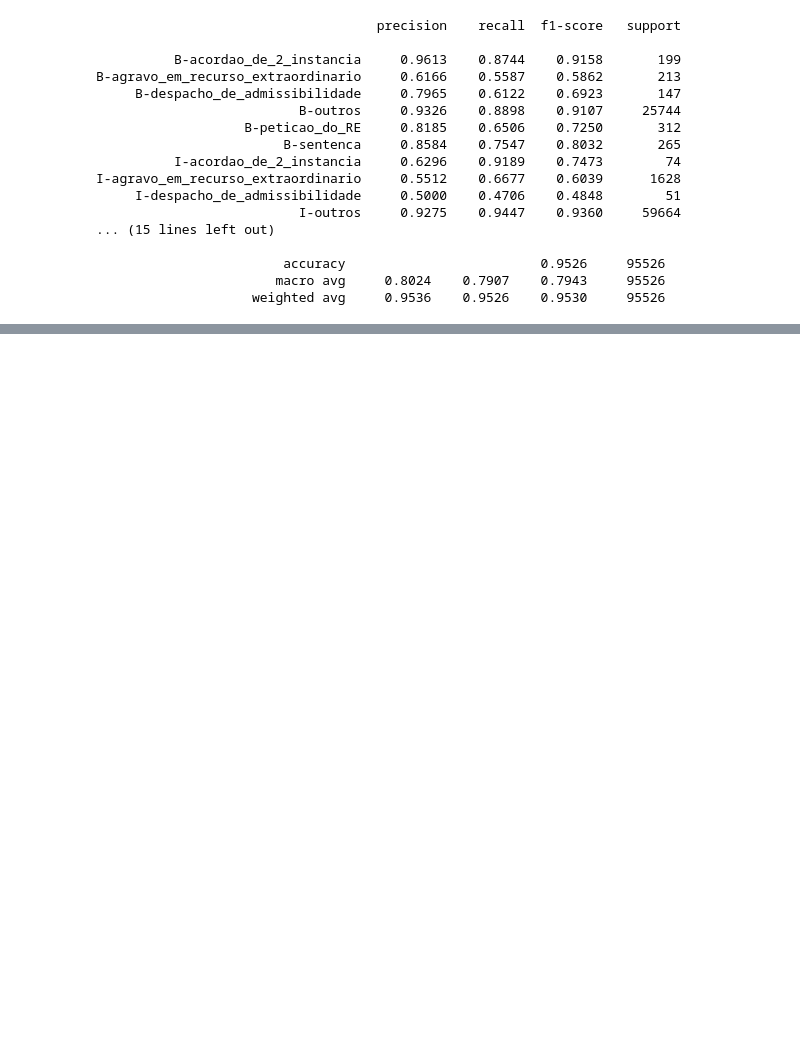
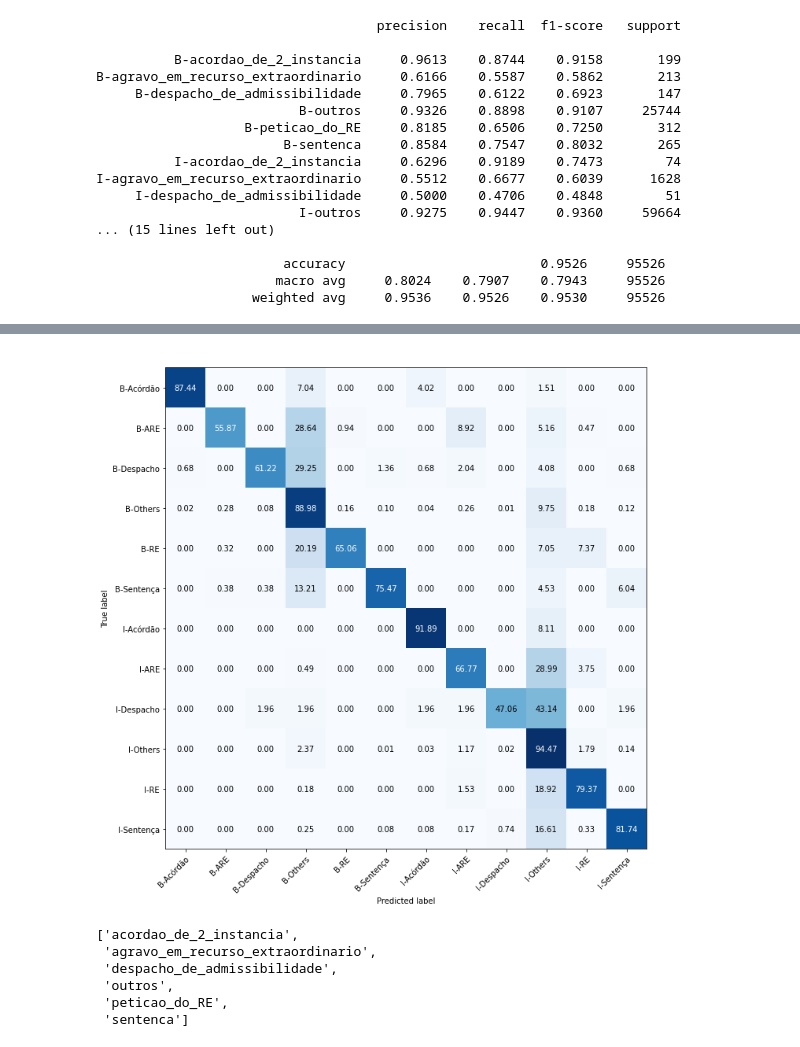
Before and after one commit to peluz/victor-visual-text, a Jupyter notebook: error_analysis.ipynb, the cells around one changed output, grey strips where cells are left out. Drawn from its saved outputs; the diff is of its cells as text; code cells hidden in the pictures; blank space fills up the shorter version.

```diff
--- a/error_analysis.ipynb
+++ b/error_analysis.ipynb
@@ -193,0 +209,6 @@ Confusion matrix, without normalization
+# %%
+fig = plot_confusion_matrix(targets, preds, ["B-Acórdão","B-ARE", "B-Despacho", "B-Others", "B-RE", "B-Sentença",
+                                             "I-Acórdão","I-ARE", "I-Despacho", "I-Others", "I-RE", "I-Sentença"],
+                      normalize="true", title=" ")
+# %% [output]
+[figure, added]
@@ -193,0 +221,9 @@ Confusion matrix, without normalization
+# %%
+target_names = [x[2:] for x in test_dl.get_labels.cat.vocab[:6]]; target_names
+# %% [output]
+['acordao_de_2_instancia',
+ 'agravo_em_recurso_extraordinario',
+ 'despacho_de_admissibilidade',
+ 'outros',
+ 'peticao_do_RE',
+ 'sentenca']
```
Also changed, not shown: parts of 22 cells of this notebook, 16 other files.
